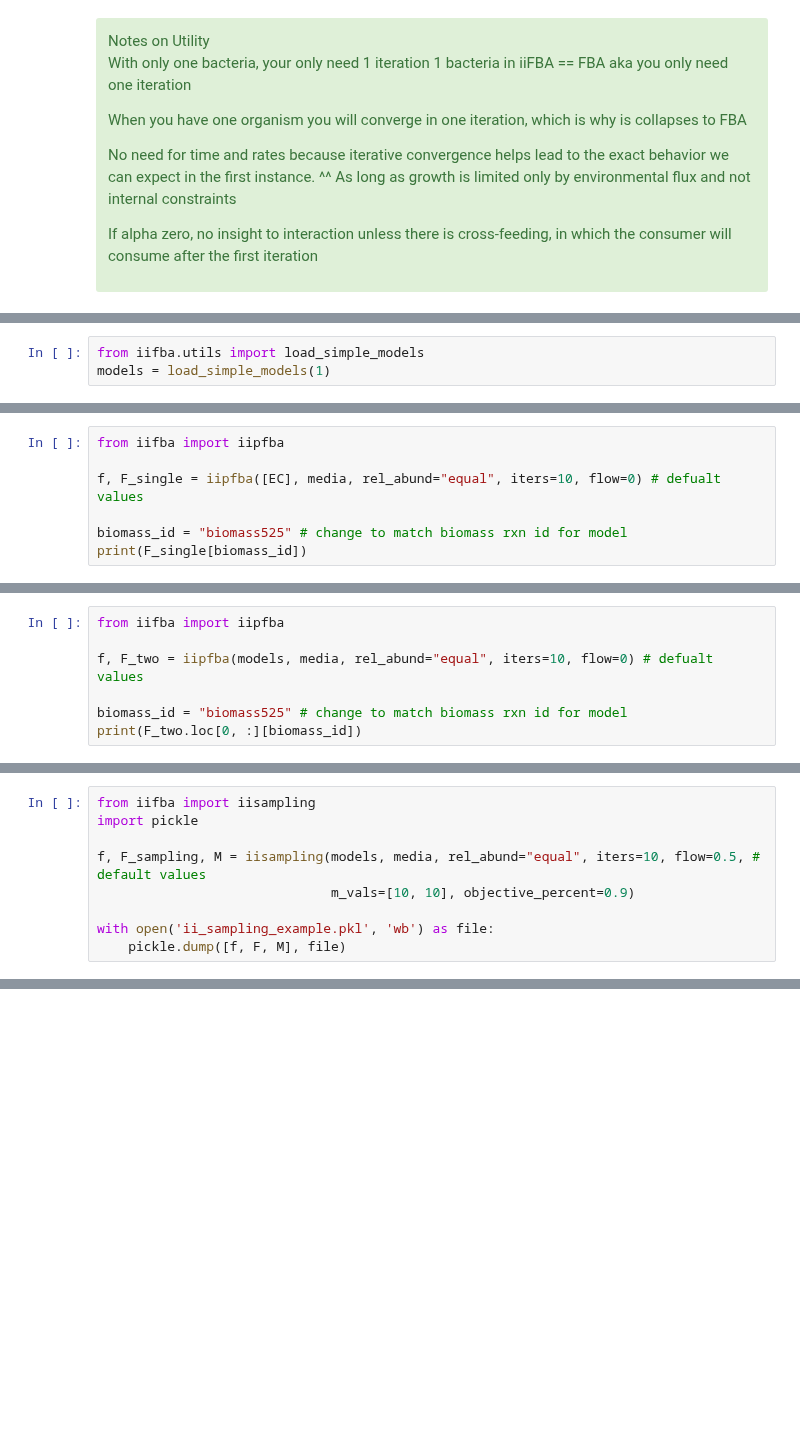
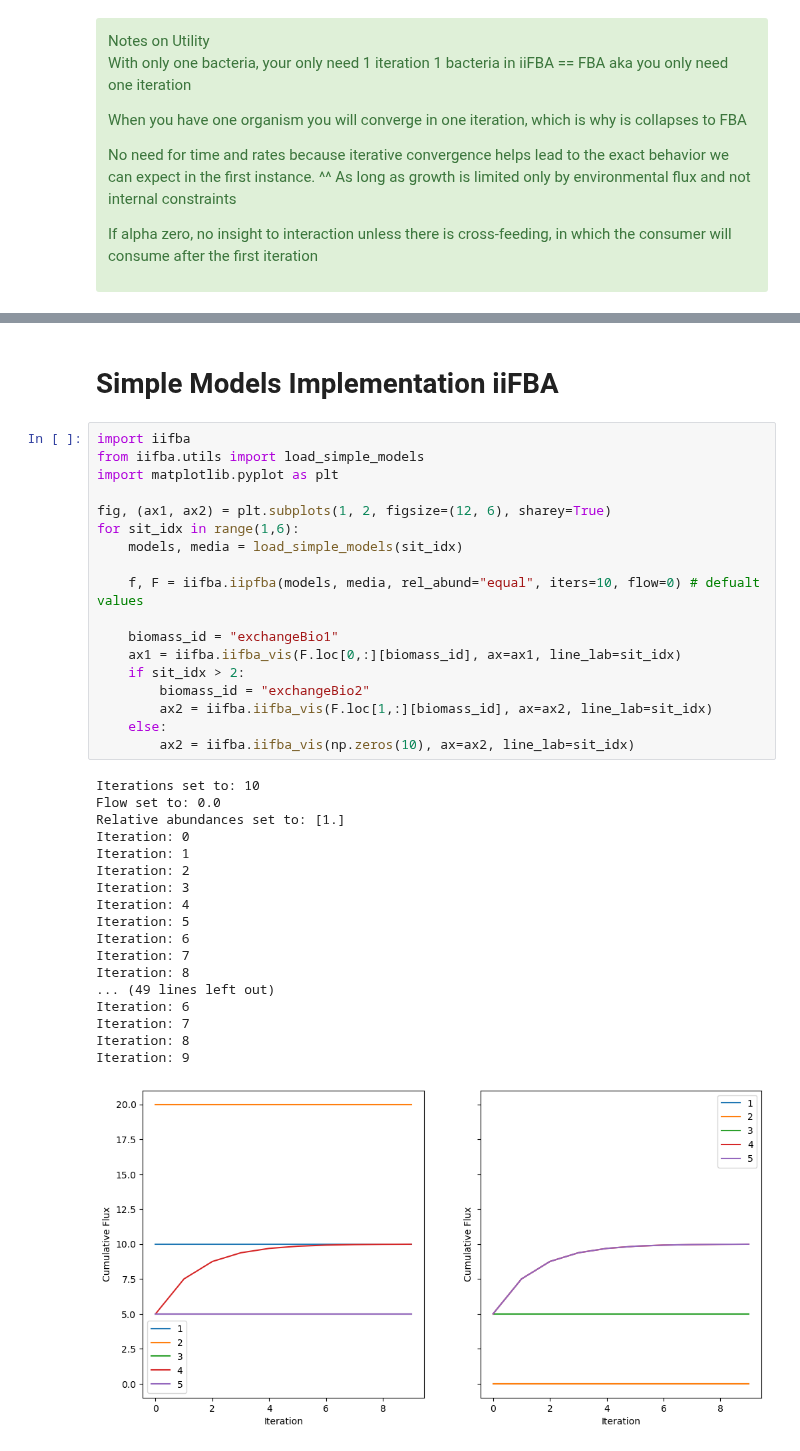
Before and after one commit to m-3-lab/iiFBA, a Jupyter notebook: Examples/simple_iiFBA_usage.ipynb, the cells around one changed output, grey strips where cells are left out. Cells and saved outputs as stored; diff of their text form; blank space fills up the shorter version.

```diff
--- a/Examples/simple_iiFBA_usage.ipynb
+++ b/Examples/simple_iiFBA_usage.ipynb
@@ -76,3 +17,0 @@ Even if only 1 model will be used for simulation, model must still be stored in
-# %%
-from iifba.utils import load_simple_models
-models = load_simple_models(1)
@@ -84,7 +17,0 @@ Iter-Active FBA utilizes COBRApy parsimonious FBA for simulation.
-# %%
-from iifba import iipfba
-
-f, F_single = iipfba([EC], media, rel_abund="equal", iters=10, flow=0) # defualt values
-
-biomass_id = "biomass525" # change to match biomass rxn id for model
-print(F_single[biomass_id])
@@ -115,7 +17,0 @@ Single Bacteria simulation is simple and will converge to (1-flow)*flow_initial
-# %%
-from iifba import iipfba
-
-f, F_two = iipfba(models, media, rel_abund="equal", iters=10, flow=0) # defualt values
-
-biomass_id = "biomass525" # change to match biomass rxn id for model
-print(F_two.loc[0, :][biomass_id])
@@ -155,9 +17,0 @@ This is more time-consuming due to multiple linear programs being solved... mult
-# %%
-from iifba import iisampling
-import pickle
-
-f, F_sampling, M = iisampling(models, media, rel_abund="equal", iters=10, flow=0.5, # default values
-                              m_vals=[10, 10], objective_percent=0.9)
-
-with open('ii_sampling_example.pkl', 'wb') as file:
-	pickle.dump([f, F, M], file)
@@ -214,0 +18,39 @@ for i in range(1,M.shape[1]+1):
+# %% [markdown]
+# Simple Models Implementation iiFBA
+# %%
+import iifba
+from iifba.utils import load_simple_models
+import matplotlib.pyplot as plt
+
+fig, (ax1, ax2) = plt.subplots(1, 2, figsize=(12, 6), sharey=True)
+for sit_idx in range(1,6):
+    models, media = load_simple_models(sit_idx)
+
+    f, F = iifba.iipfba(models, media, rel_abund="equal", iters=10, flow=0) # defualt values
+
+    biomass_id = "exchangeBio1"
+    ax1 = iifba.iifba_vis(F.loc[0,:][biomass_id], ax=ax1, line_lab=sit_idx)
+    if sit_idx > 2:
+        biomass_id = "exchangeBio2"
+        ax2 = iifba.iifba_vis(F.loc[1,:][biomass_id], ax=ax2, line_lab=sit_idx)
+    else:
+        ax2 = iifba.iifba_vis(np.zeros(10), ax=ax2, line_lab=sit_idx)
+# %% [output]
+Iterations set to: 10
+Flow set to: 0.0
+Relative abundances set to: [1.]
+Iteration: 0
+Iteration: 1
+Iteration: 2
+Iteration: 3
+Iteration: 4
+Iteration: 5
+Iteration: 6
+Iteration: 7
+Iteration: 8
+... (49 lines left out)
+Iteration: 6
+Iteration: 7
+Iteration: 8
+Iteration: 9
+[figure, added]
```
Also changed, not shown: parts of 16 cells of this notebook, 2 other files.
